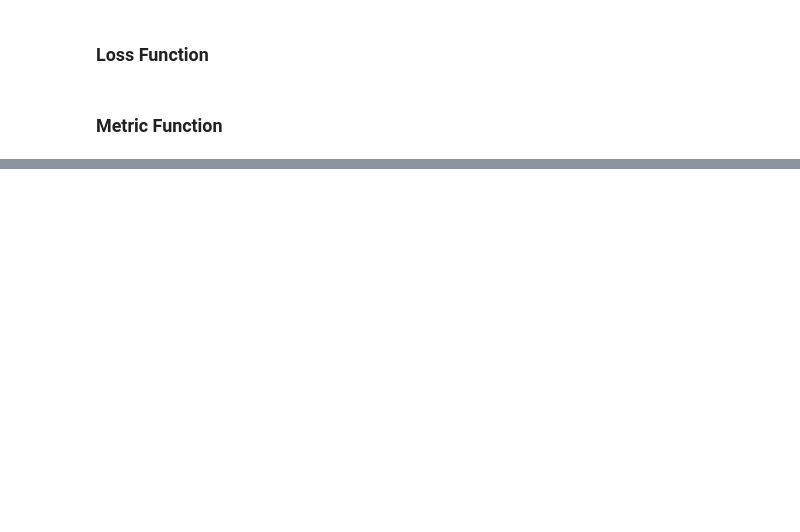
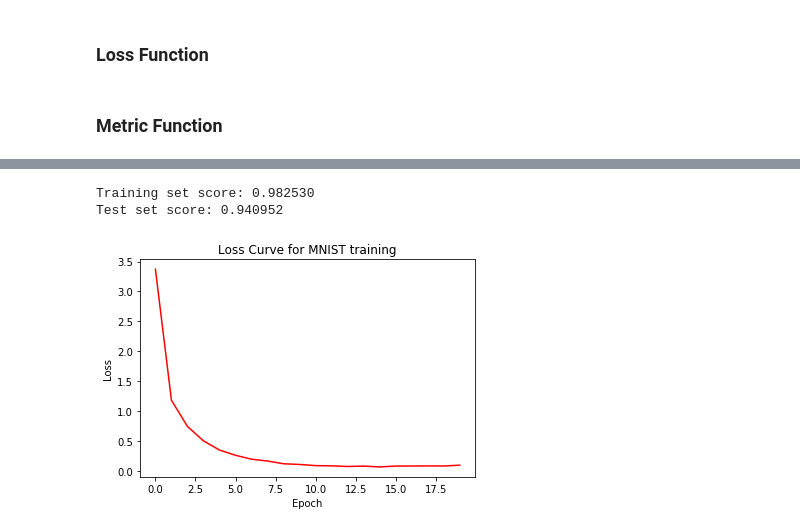
Before and after one commit to mehulrastogi/BITS-F312, a Jupyter notebook: Lab_02/Multilayer Perceptron.ipynb, the cells around one changed output, grey strips where cells are left out. Saved outputs shown, nothing was run; the diff lists cells and outputs as text; code cells hidden in the pictures; blank space fills up the shorter version.

```diff
--- a/Lab_02/Multilayer Perceptron.ipynb
+++ b/Lab_02/Multilayer Perceptron.ipynb
@@ -598,0 +663,4 @@ def accuracy_multiclass(pred, Y):
+# %%
+# we first split the data into training and validation set
+from sklearn.model_selection import train_test_split
+train_x , test_x, train_y , test_y = train_test_split(X.values , Y.values.reshape(-1,1), test_size = 0.2)
@@ -598,0 +679,10 @@ def accuracy_multiclass(pred, Y):
+# %%
+from sklearn.neural_network import MLPClassifier
+
+
+mlp = MLPClassifier(hidden_layer_sizes=(100,),
+                          max_iter = 20,
+                          verbose = True,
+                          warm_start = True)
+# %%
+mlp.fit(train_x,train_y)
@@ -598,0 +717,14 @@ def accuracy_multiclass(pred, Y):
+# %%
+print("Training set score: %f" % mlp.score(train_x, train_y))
+print("Test set score: %f" % mlp.score(test_x, test_y))
+# %% [output]
+Training set score: 0.982530
+Test set score: 0.940952
+# %%
+plt.title("Loss Curve for MNIST training")
+plt.xlabel("Epoch")
+plt.ylabel("Loss")
+plt.plot(mlp.loss_curve_ ,c='red' , linestyle='-')
+plt.show()
+# %% [output]
+[figure, added]
```
Also changed, not shown: parts of 31 cells of this notebook, 4 other files.
